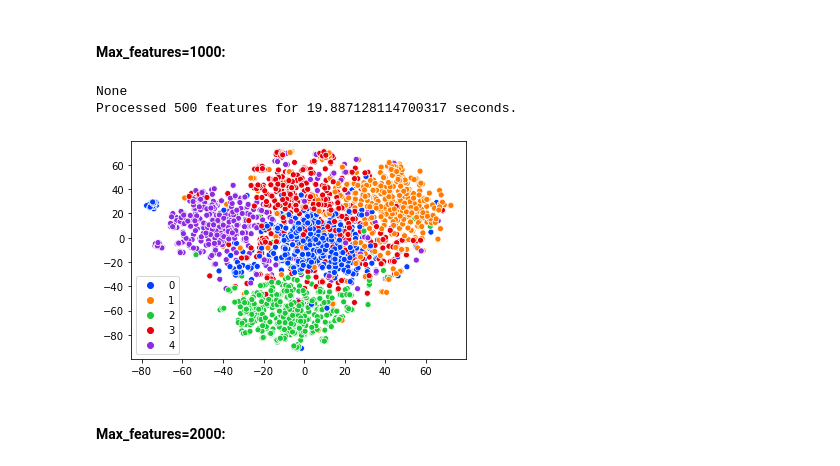
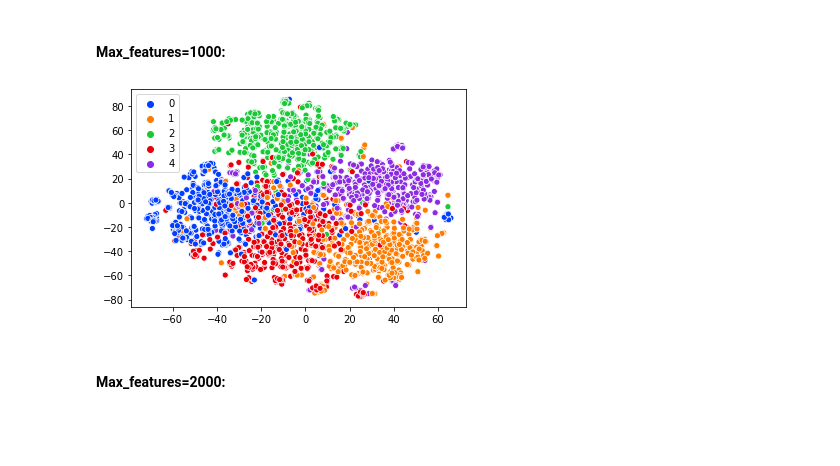
Before and after one commit to PanchenkoAnton/Data-Mining, a Jupyter notebook: ExtendedClusteringVisualizationPanchenko.ipynb, the cells around one changed output. Cells and saved outputs as stored; diff of their text form; code cells hidden in the pictures; blank space fills up the shorter version.

```diff
--- a/ExtendedClusteringVisualizationPanchenko.ipynb
+++ b/ExtendedClusteringVisualizationPanchenko.ipynb
@@ -196,20 +287,9 @@ Processed 500 features for 19.31397271156311 seconds.
 # %% [markdown]
 #### Max_features=1000:
-# %%
-visualize(max_features=1000)
-# start_time = time.time()
-# data_train = get_data()
-# X, feature_names = vectorize_data('tfidf', data_train, max_features=1000)
-# labels = data_train.target
-# tsne = TSNE(n_components=2)
-# X_embedded = tsne.fit_transform(X)
-# palette = sns.color_palette("bright", 5)
-# sns.scatterplot(X_embedded[:,0], X_embedded[:,1], hue=labels, legend='full', palette=palette)
-# print(f'Processed 1000 features for {time.time() - start_time} seconds.')
-# %% [output]
-None
-Processed 500 features for 19.887128114700317 seconds.
-[figure, removed]
+# %%
+visualize(X_embedded=X_embedded_1000, max_features=1000)
+# %% [output]
+[figure, added]
 # %% [markdown]
 #### Max_features=2000:
 # %%
```
Also changed, not shown: parts of 88 cells of this notebook.
